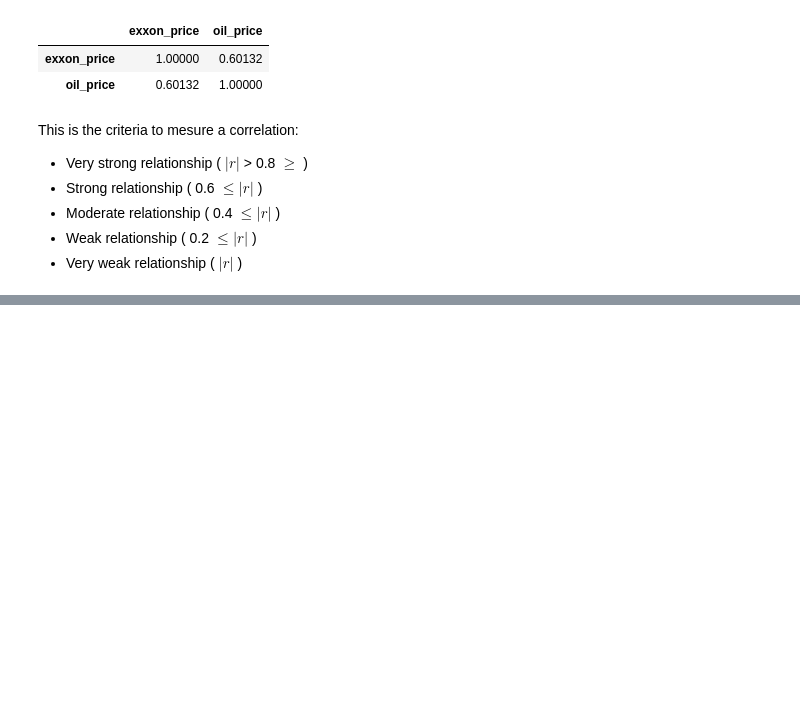
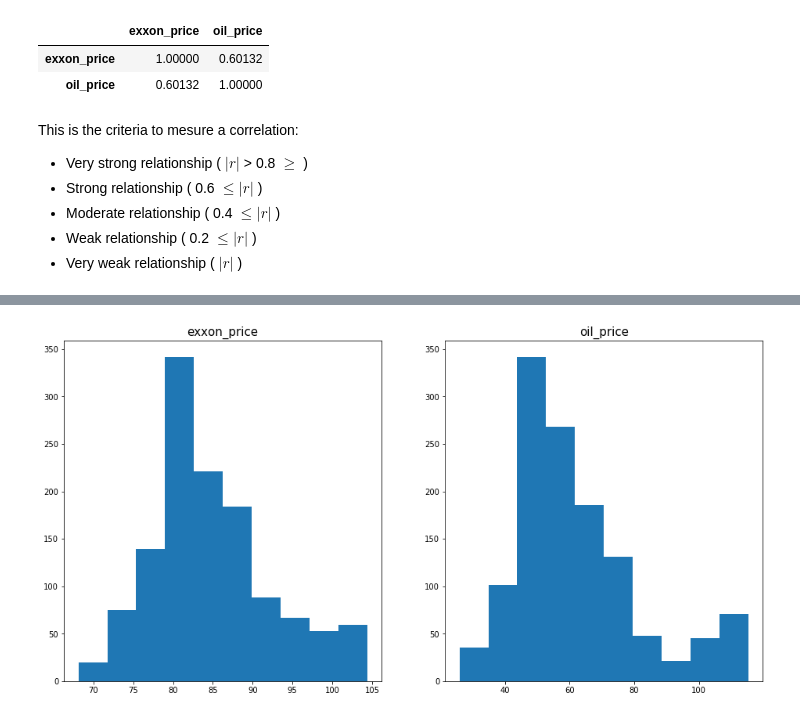
Before and after one commit to Richardbmk/datascience_machinelearning, a Jupyter notebook: ExxonMobile-vs-BarrelOil-Problem.ipynb, the cells around one changed output, grey strips where cells are left out. Saved outputs shown, nothing was run; the diff lists cells and outputs as text; code cells hidden in the pictures; blank space fills up the shorter version.

Commit message:
still working on Exxon-Oil project

```diff
--- a/ExxonMobile-vs-BarrelOil-Problem.ipynb
+++ b/ExxonMobile-vs-BarrelOil-Problem.ipynb
@@ -213,0 +239,18 @@ This is the criteria to mesure a correlation:
+# %%
+# Building the histogram
+
+# Plot creation
+fig, (ax1, ax2) = plt.subplots(figsize=(16,8), nrows=1, ncols=2)
+
+# Ploting the data
+ax1.hist(price['exxon_price'])
+ax2.hist(price['oil_price'])
+
+# Customize the plot 1
+ax1.set_title('exxon_price', fontsize=15)
+# Customize the plot 2
+ax2.set_title('oil_price', fontsize=15)
+
+plt.show()
+# %% [output]
+[figure, added]
```
Also changed, not shown: parts of 13 cells of this notebook.
